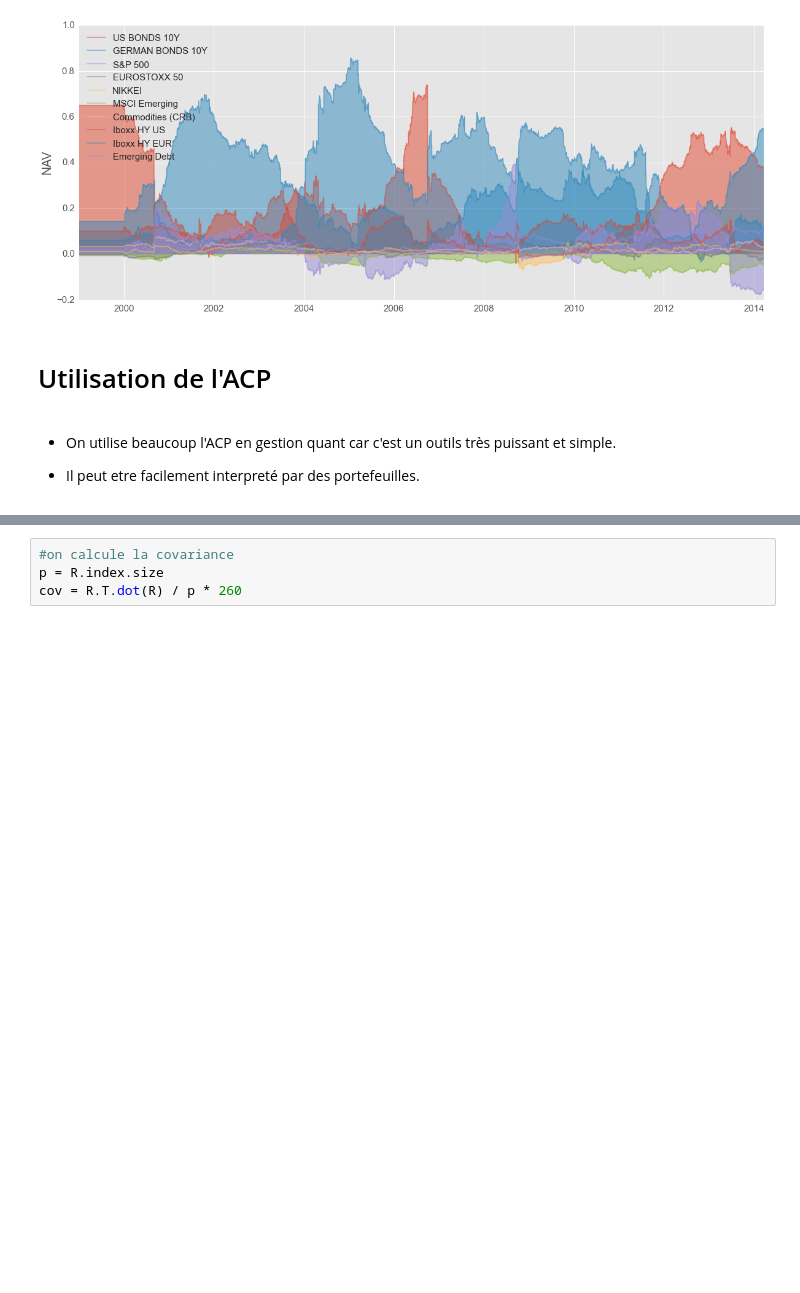
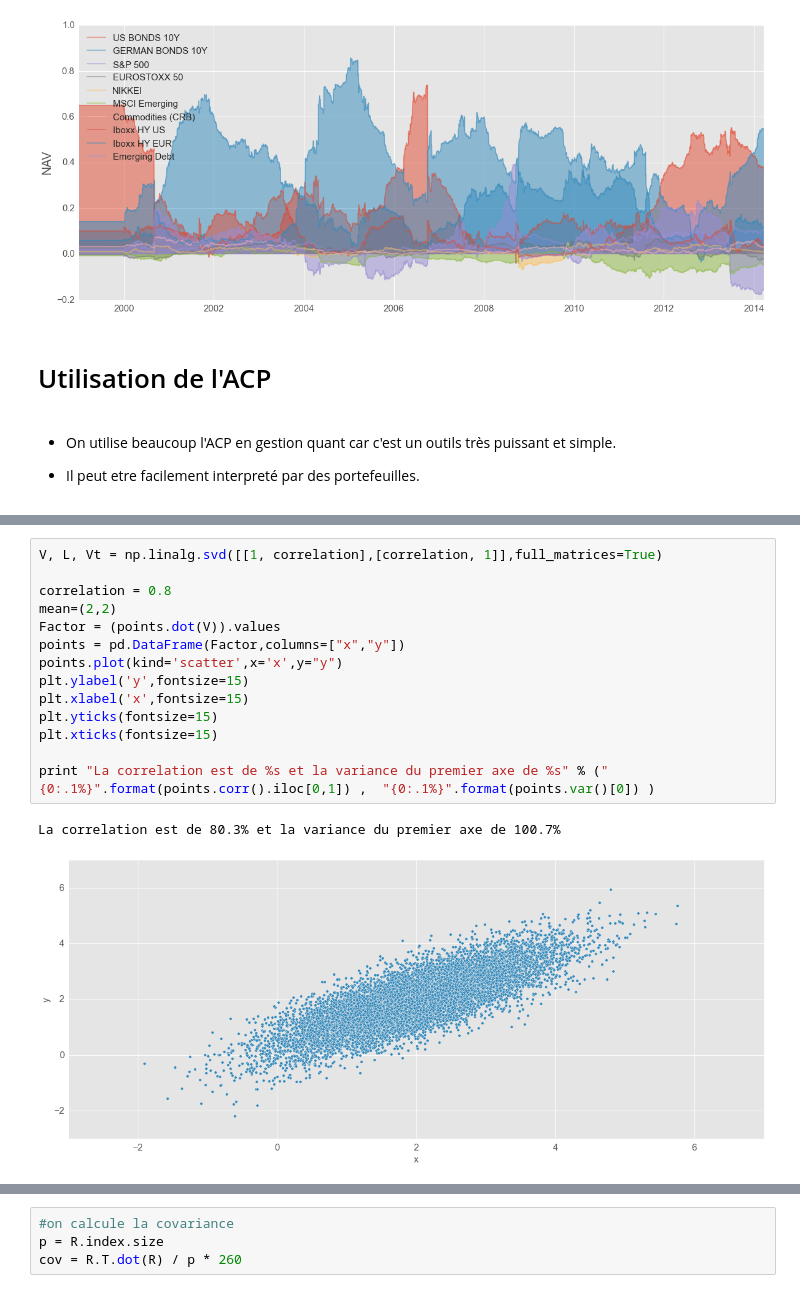
Before and after one commit to mathisshen/DIFIQ-Strategie-Quant, a Jupyter notebook: GQuant.ipynb, the cells around one changed output, grey strips where cells are left out. Cells and saved outputs as stored; diff of their text form; blank space fills up the shorter version.

```diff
--- a/GQuant.ipynb
+++ b/GQuant.ipynb
@@ -1014,0 +1071,17 @@ plt.legend(fontsize=15,loc='upper left')
+# %%
+V, L, Vt = np.linalg.svd([[1, correlation],[correlation, 1]],full_matrices=True)
+
+correlation = 0.8
+mean=(2,2)
+Factor = (points.dot(V)).values
+points = pd.DataFrame(Factor,columns=["x","y"])
+points.plot(kind='scatter',x='x',y="y")
+plt.ylabel('y',fontsize=15)
+plt.xlabel('x',fontsize=15)
+plt.yticks(fontsize=15)
+plt.xticks(fontsize=15)
+
+print "La correlation est de %s et la variance du premier axe de %s" % ("{0:.1%}".format(points.corr().iloc[0,1]) ,  "{0:.1%}".format(points.var()[0]) )
+# %% [output]
+La correlation est de 80.3% et la variance du premier axe de 100.7%
+[figure, added]
```
Also changed, not shown: parts of 15 cells of this notebook, 1 other file.
